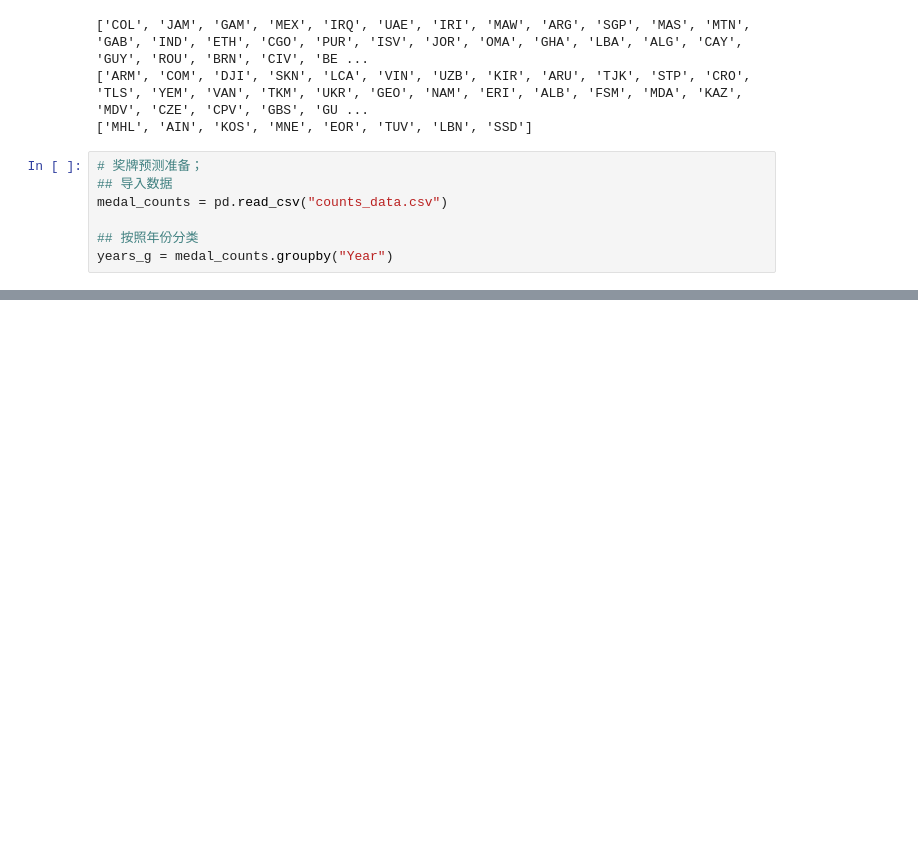
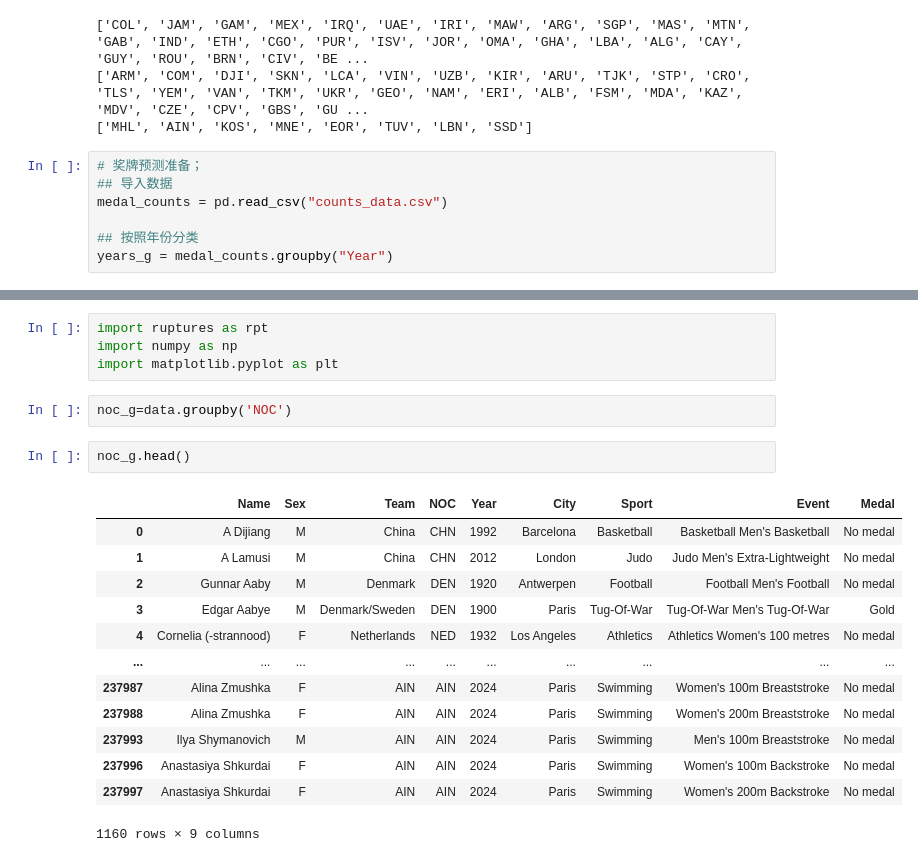
Before and after one commit to VicissitudeChat9619/MCM_Document, a Jupyter notebook: code/class.ipynb, the cells around one changed output, grey strips where cells are left out. Drawn from its saved outputs; the diff is of its cells as text; blank space fills up the shorter version.

```diff
--- a/code/class.ipynb
+++ b/code/class.ipynb
@@ -436,0 +437,22 @@ MSE=9.794409334265037
+# %%
+import ruptures as rpt
+import numpy as np
+import matplotlib.pyplot as plt
+# %%
+noc_g=data.groupby('NOC')
+# %%
+noc_g.head()
+# %% [output]
+|  | Name | Sex | Team | NOC | Year | City | Sport | Event | Medal |
+| 0 | A Dijiang | M | China | CHN | 1992 | Barcelona | Basketball | Basketball Men's Basketball | No medal |
+| 1 | A Lamusi | M | China | CHN | 2012 | London | Judo | Judo Men's Extra-Lightweight | No medal |
+| 2 | Gunnar Aaby | M | Denmark | DEN | 1920 | Antwerpen | Football | Football Men's Football | No medal |
+| 3 | Edgar Aabye | M | Denmark/Sweden | DEN | 1900 | Paris | Tug-Of-War | Tug-Of-War Men's Tug-Of-War | Gold |
+| 4 | Cornelia (-strannood) | F | Netherlands | NED | 1932 | Los Angeles | Athletics | Athletics Women's 100 metres | No medal |
+| ... | ... | ... | ... | ... | ... | ... | ... | ... | ... |
+| 237987 | Alina Zmushka | F | AIN | AIN | 2024 | Paris | Swimming | Women's 100m Breaststroke | No medal |
+| 237988 | Alina Zmushka | F | AIN | AIN | 2024 | Paris | Swimming | Women's 200m Breaststroke | No medal |
+| 237993 | Ilya Shymanovich | M | AIN | AIN | 2024 | Paris | Swimming | Men's 100m Breaststroke | No medal |
+| 237996 | Anastasiya Shkurdai | F | AIN | AIN | 2024 | Paris | Swimming | Women's 100m Backstroke | No medal |
+| 237997 | Anastasiya Shkurdai | F | AIN | AIN | 2024 | Paris | Swimming | Women's 200m Backstroke | No medal |
+1160 rows × 9 columns
```
Also changed, not shown: parts of 5 cells of this notebook.
